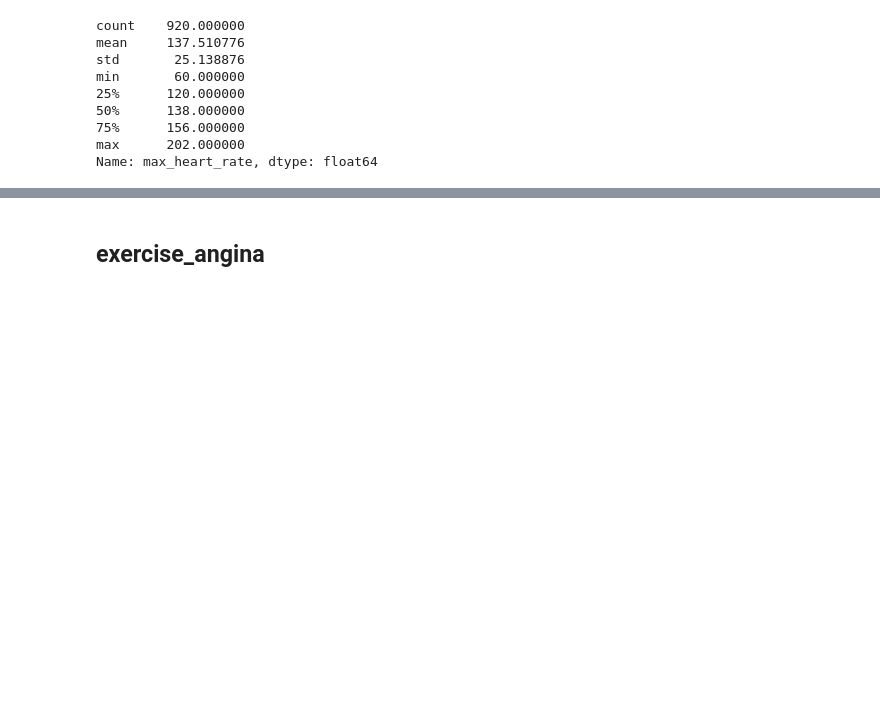
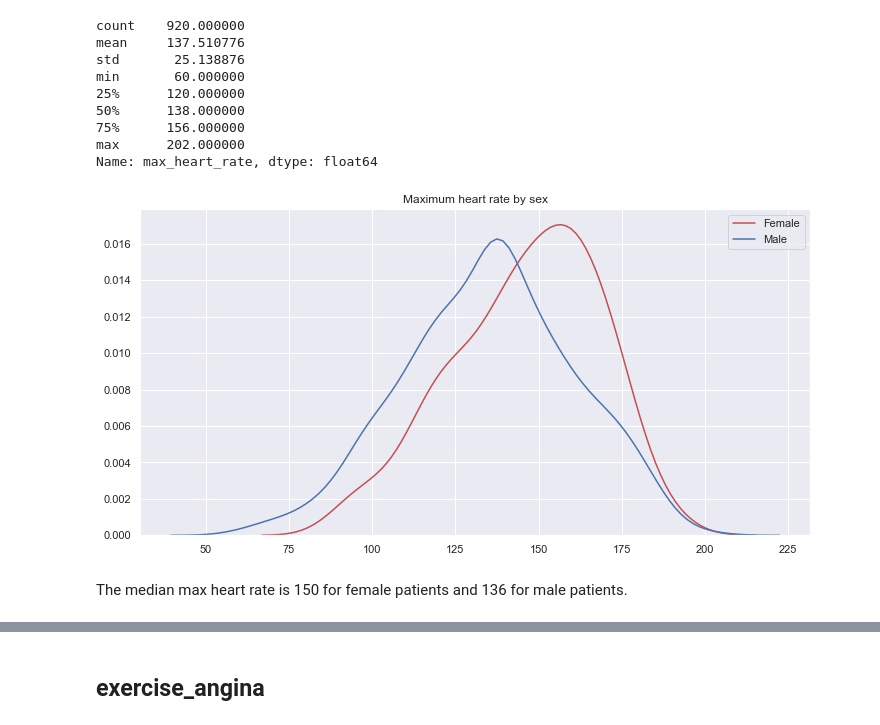
Before and after one commit to dimitraz/medical-data, a Jupyter notebook: Data Wrangling 2.ipynb, the cells around one changed output, grey strips where cells are left out. Cells and saved outputs as stored; diff of their text form; code cells hidden in the pictures; blank space fills up the shorter version.

Commit message:
Maximum heart rate EDA

```diff
--- a/Data Wrangling 2.ipynb
+++ b/Data Wrangling 2.ipynb
@@ -615,3 +618,17 @@ min       60.000000
 75%      156.000000
 max      202.000000
 Name: max_heart_rate, dtype: float64
+# %%
+ax = sns.kdeplot(df[df.sex == 0].max_heart_rate, color="r", label="Female")
+ax = sns.kdeplot(df[df.sex == 1].max_heart_rate, label="Male")
+ax.set_title("Maximum heart rate by sex")
+plt.show()
+# %% [output]
+[figure, added]
+# %%
+message = ("The median max heart rate is %d for female patients and %d for male patients.\n" %
+(df[df.sex == 0].max_heart_rate.median(), df[df.sex == 1].max_heart_rate.median()))
+
+display(Markdown(message))
+# %% [output]
+The median max heart rate is 150 for female patients and 136 for male patients.
```
Also changed, not shown: parts of 9 cells of this notebook.
